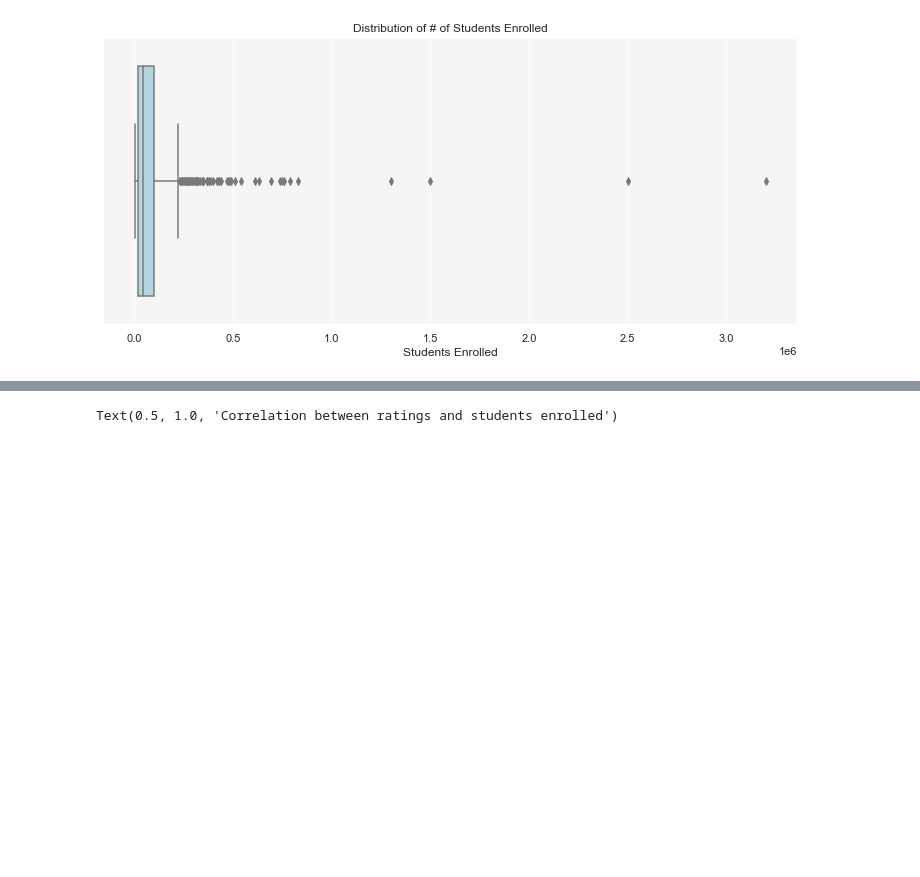
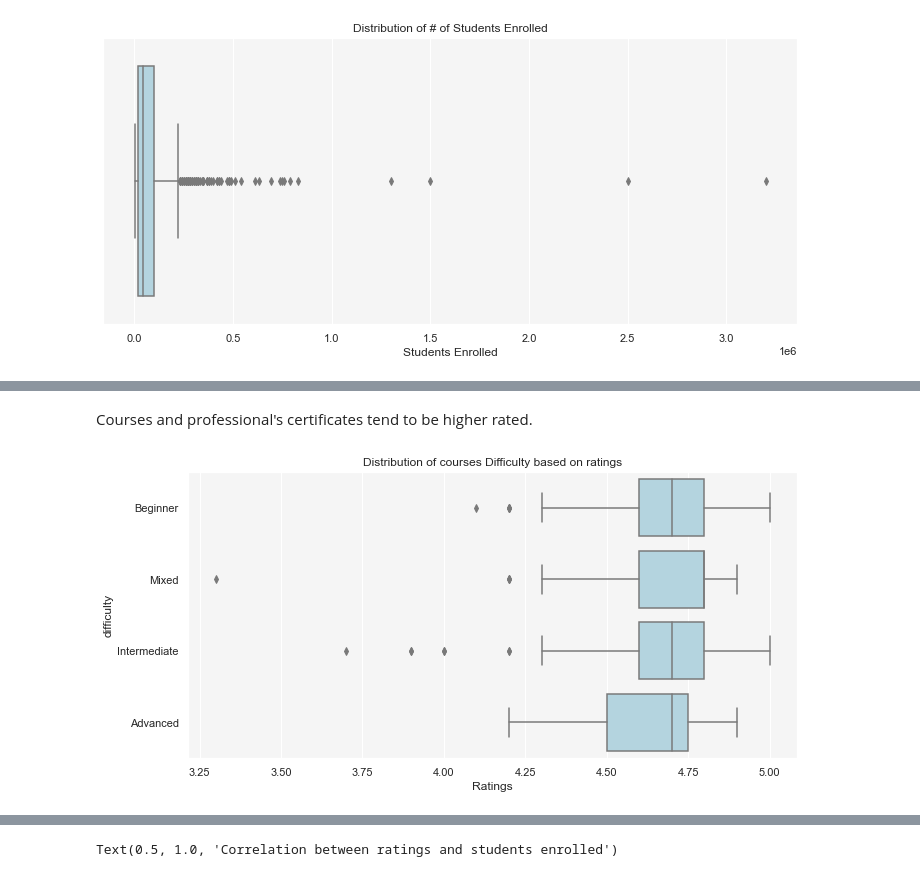
Before and after one commit to patosorio/Coursera-course-analysis, a Jupyter notebook: Coursera Course Analysis.ipynb, the cells around one changed output, grey strips where cells are left out. Cells and saved outputs as stored; diff of their text form; code cells hidden in the pictures; blank space fills up the shorter version.

```diff
--- a/Coursera Course Analysis.ipynb
+++ b/Coursera Course Analysis.ipynb
@@ -343,0 +312,16 @@ plt.show()
+# %% [markdown]
+Courses and professional's certificates tend to be higher rated.
+# %%
+
+fig = plt.figure(figsize=(10,5))
+sns.set(font_scale=1.5)
+sns.set(rc={'axes.facecolor':'whitesmoke'})
+
+sns.boxplot(x=df["rating"], y=df["difficulty"], color='lightblue')
+plt.title("Distribution of courses Difficulty based on ratings")
+plt.xlabel("Ratings")
+
+fig.tight_layout()
+plt.show()
+# %% [output]
+[figure, added]
```
Also changed, not shown: parts of 35 cells of this notebook.
